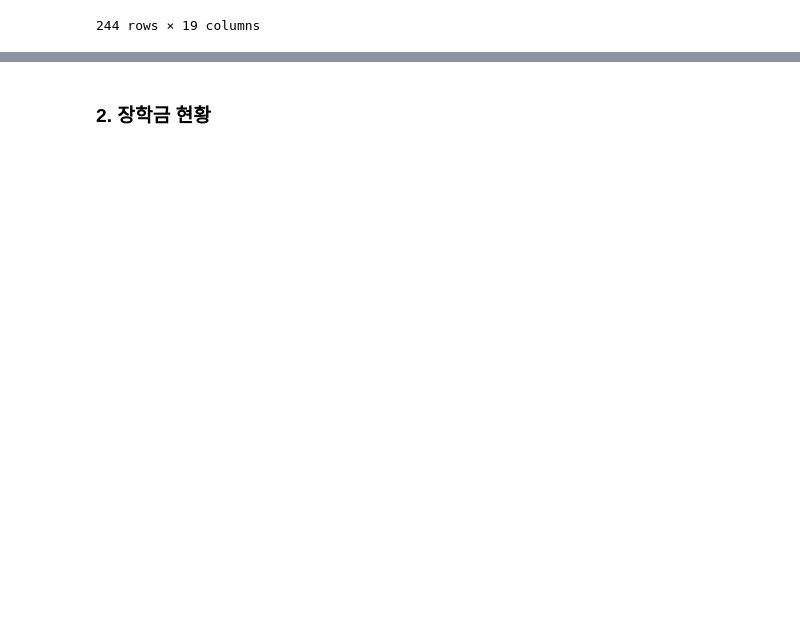
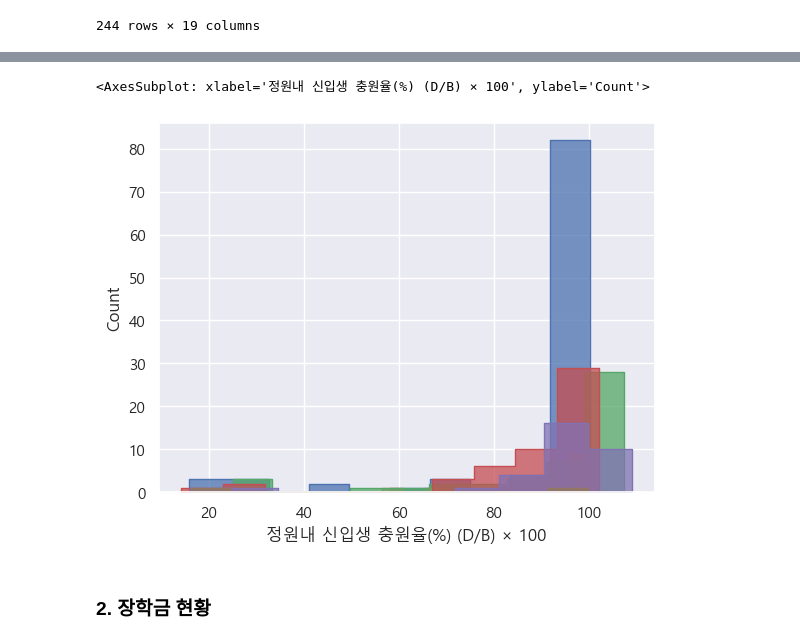
Before and after one commit to seyeon-shijuan/birth-rate-to-universities-visualization, a Jupyter notebook: notebook/individual_notebooks/SeyeonPark_universities_rank_analysis.ipynb, the cells around one changed output, grey strips where cells are left out. Saved outputs shown, nothing was run; the diff lists cells and outputs as text; code cells hidden in the pictures; blank space fills up the shorter version.

```diff
--- a/notebook/individual_notebooks/SeyeonPark_universities_rank_analysis.ipynb
+++ b/notebook/individual_notebooks/SeyeonPark_universities_rank_analysis.ipynb
@@ -185,3 +259,19 @@ df_enroll
+# %%
+e_capital = df_capital[['정원내 신입생 충원율(%) (D/B) × 100']].reset_index(drop=True)
+e_kangwon = df_kangwon[['정원내 신입생 충원율(%) (D/B) × 100']].reset_index(drop=True)
+e_chugncheong = df_chugncheong[['정원내 신입생 충원율(%) (D/B) × 100']].reset_index(drop=True)
+e_gyeongsang = df_gyeongsang[['정원내 신입생 충원율(%) (D/B) × 100']].reset_index(drop=True)
+e_jeolla = df_jeolla[['정원내 신입생 충원율(%) (D/B) × 100']].reset_index(drop=True)
+e_jeju = df_jeju[['정원내 신입생 충원율(%) (D/B) × 100']].reset_index(drop=True)
+ax_c = sns.histplot(data=e_capital,x=e_capital['정원내 신입생 충원율(%) (D/B) × 100'], bins=10, element='step', stat='count')
+sns.histplot(data=e_kangwon,x=e_kangwon['정원내 신입생 충원율(%) (D/B) × 100'], bins=10, element='step', stat='count')
+sns.histplot(data=e_chugncheong,x=e_chugncheong['정원내 신입생 충원율(%) (D/B) × 100'], bins=10, element='step', stat='count')
+sns.histplot(data=e_gyeongsang,x=e_gyeongsang['정원내 신입생 충원율(%) (D/B) × 100'], bins=10, element='step', stat='count')
+sns.histplot(data=e_jeolla,x=e_jeolla['정원내 신입생 충원율(%) (D/B) × 100'], bins=10, element='step', stat='count')
+sns.histplot(data=e_jeju,x=e_jeju['정원내 신입생 충원율(%) (D/B) × 100'], bins=10, element='step', stat='count')
+# %% [output]
+<AxesSubplot: xlabel='정원내 신입생 충원율(%) (D/B) × 100', ylabel='Count'>
+[figure, added]
 # %% [markdown]
 ### 2. 장학금 현황
 # %%
```
Also changed, not shown: parts of 34 cells of this notebook, 2 other files.
